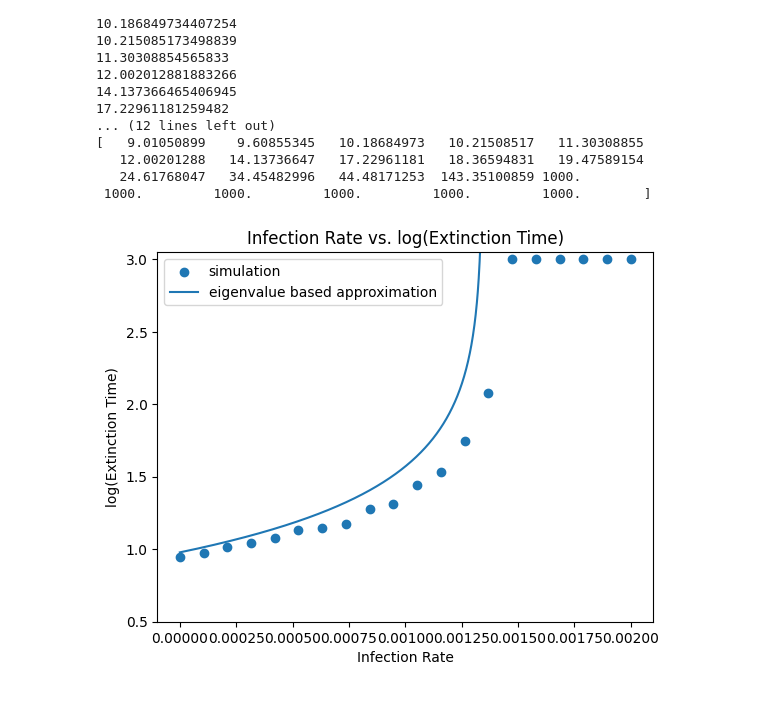
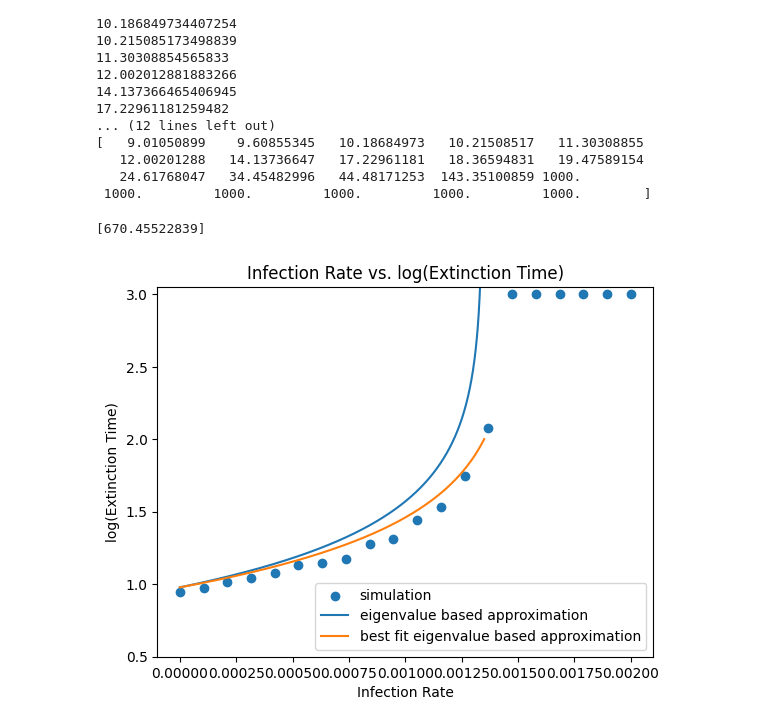
Before and after one commit to sharmashreya2002/iib_project, a Jupyter notebook: Extinction_Time_Simulation/test_new_network.ipynb, the cells around one changed output. Drawn from its saved outputs; the diff is of its cells as text; code cells hidden in the pictures.

```diff
--- a/Extinction_Time_Simulation/test_new_network.ipynb
+++ b/Extinction_Time_Simulation/test_new_network.ipynb
@@ -161,16 +161,61 @@ model_b = np.linspace(0,0.00135,1000)
 for b in model_b:
     estimate = (np.log(N) + 1) / (1-(leading_eigenvalue*b))
     model.append(estimate)
+# %%
+from scipy.optimize import minimize
+import numpy as np
+
+y = np.array([8.887399549212255,
+9.363010514289858,
+10.377007534200205,
+11.078994960275342,
+11.86908566973643,
+13.673856966720766,
+14.021191772424606,
+14.83735134630478,
+18.92318513126268,
+20.42119222202599,
+27.789538985977497,
+33.967610513194884,
+55.44573880307272,
+118.73729667538869])
+
+x = np.array([0.,         0.00010526, 0.00021053, 0.00031579, 0.00042105, 0.00052632,
+ 0.00063158, 0.00073684, 0.00084211, 0.00094737, 0.00105263, 0.00115789,
+ 0.00126316, 0.00136842])
+
+N = 5000
+# Define the Model
+def f(b, x): return (np.log(N) + 1) / (1-(b*x))
+
+# The objective Function to minimize (least-squares regression)
+def obj(x, y, b): return np.sum((y - f(b, x))**2)
+
+# res.x contains your coefficients
+res = minimize(lambda coeffs: obj(x, y, *coeffs), x0=np.zeros(1))
+best_fit_eignvalue = res.x
+print(best_fit_eignvalue)
+# %% [output]
+[670.45522839]
+# %%
+## predicted by model2:
+b_array = np.linspace(0, 0.0020, 20)
+model_best_fit = []
+model_b = np.linspace(0,0.00135,1000)
+for b in model_b:
+    estimate = (np.log(N) + 1) / (1-(best_fit_eignvalue*b))
+    model_best_fit.append(estimate)
 # %%
 import matplotlib.pyplot as plt
 plt.scatter(b_array, np.log10(barabasi_extinction_times), label = 'simulation')
 plt.plot(model_b, np.log10(model), label = 'eigenvalue based approximation')
+plt.plot(model_b, np.log10(model_best_fit), label = 'best fit eigenvalue based approximation')
 # plt.errorbar(b_array, np.log10(uniform_extinction_times), y_error)
 plt.legend()
 plt.ylim(0.5, 3.05)
 plt.title('Infection Rate vs. log(Extinction Time)')
 plt.ylabel('log(Extinction Time)')
 plt.xlabel('Infection Rate')
 plt.show()
 # %% [output]
-[figure, old version]
+[figure, new version]
```
